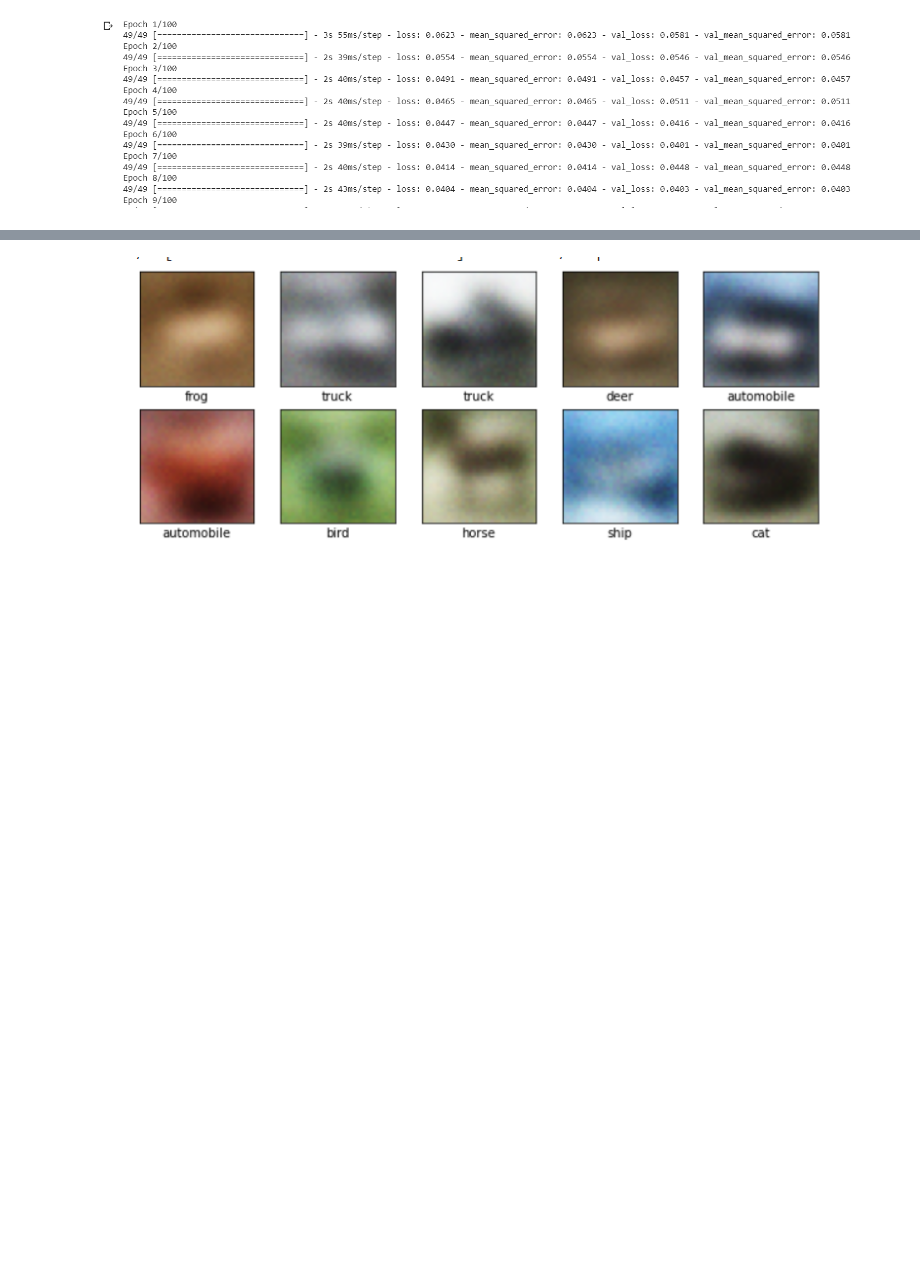
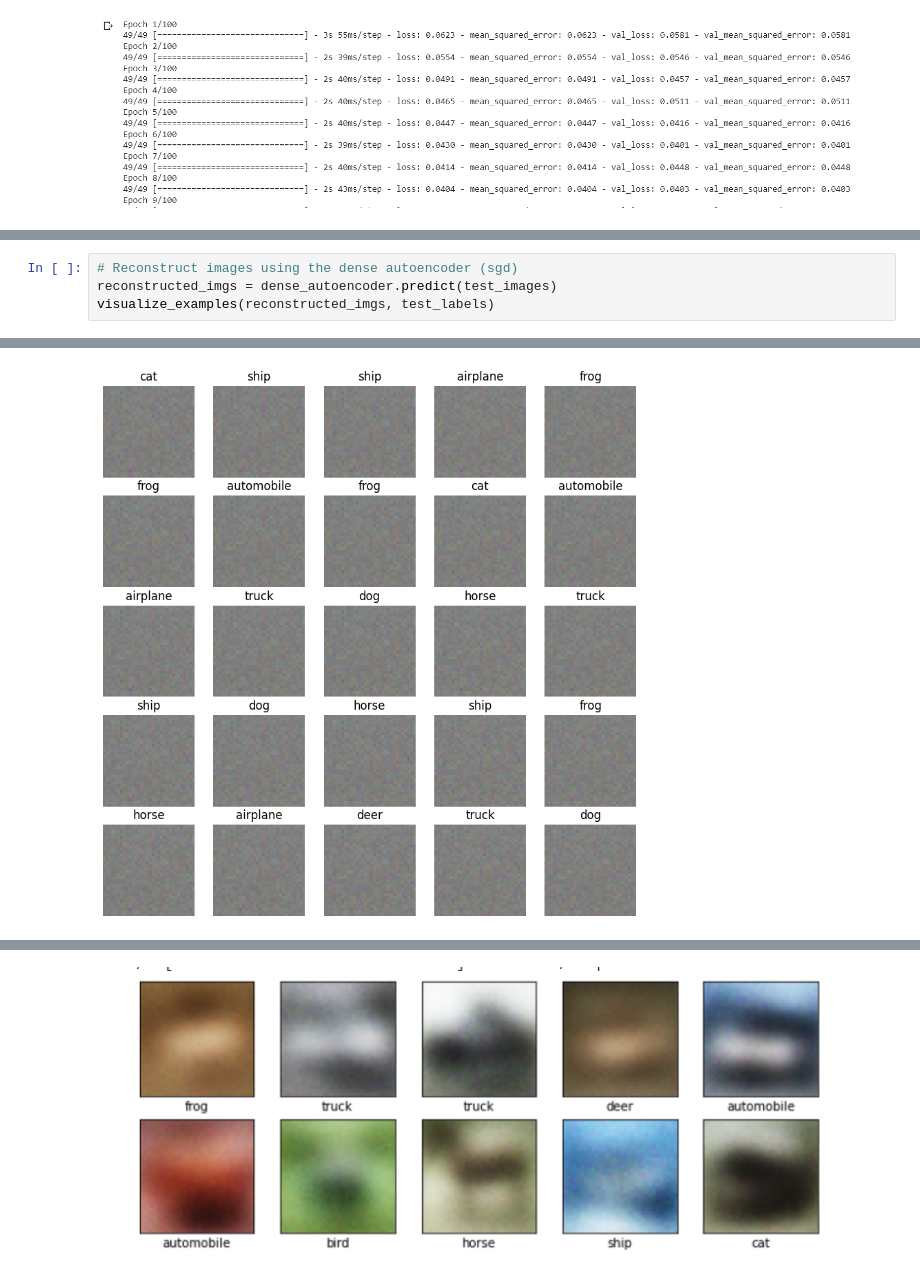
Before and after one commit to KubiakJakub01/WAT, a Jupyter notebook: msc/sem2/DL/DL_Lab1.ipynb, the cells around one changed output, grey strips where cells are left out. Drawn from its saved outputs; the diff is of its cells as text; blank space fills up the shorter version.

```diff
--- a/msc/sem2/DL/DL_Lab1.ipynb
+++ b/msc/sem2/DL/DL_Lab1.ipynb
@@ -61,0 +347,5 @@ Rekonstrukcja
+# %%
+# Reconstruct images using the dense autoencoder (sgd)
+reconstructed_imgs = dense_autoencoder.predict(test_images)
+visualize_examples(reconstructed_imgs, test_labels)
+# %% [output]
@@ -61,0 +353 @@ Rekonstrukcja
+[figure, added]
```
Also changed, not shown: parts of 38 cells of this notebook.
